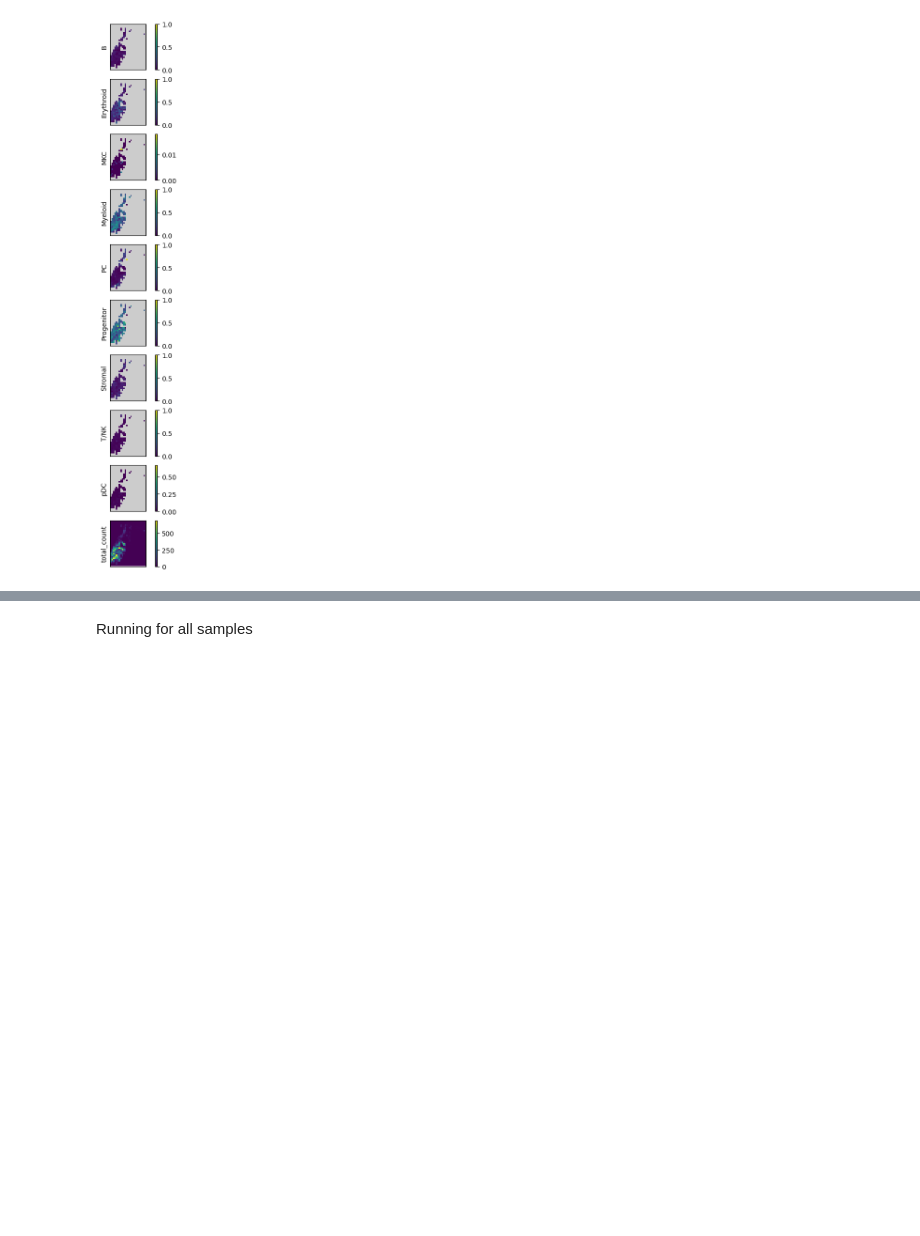
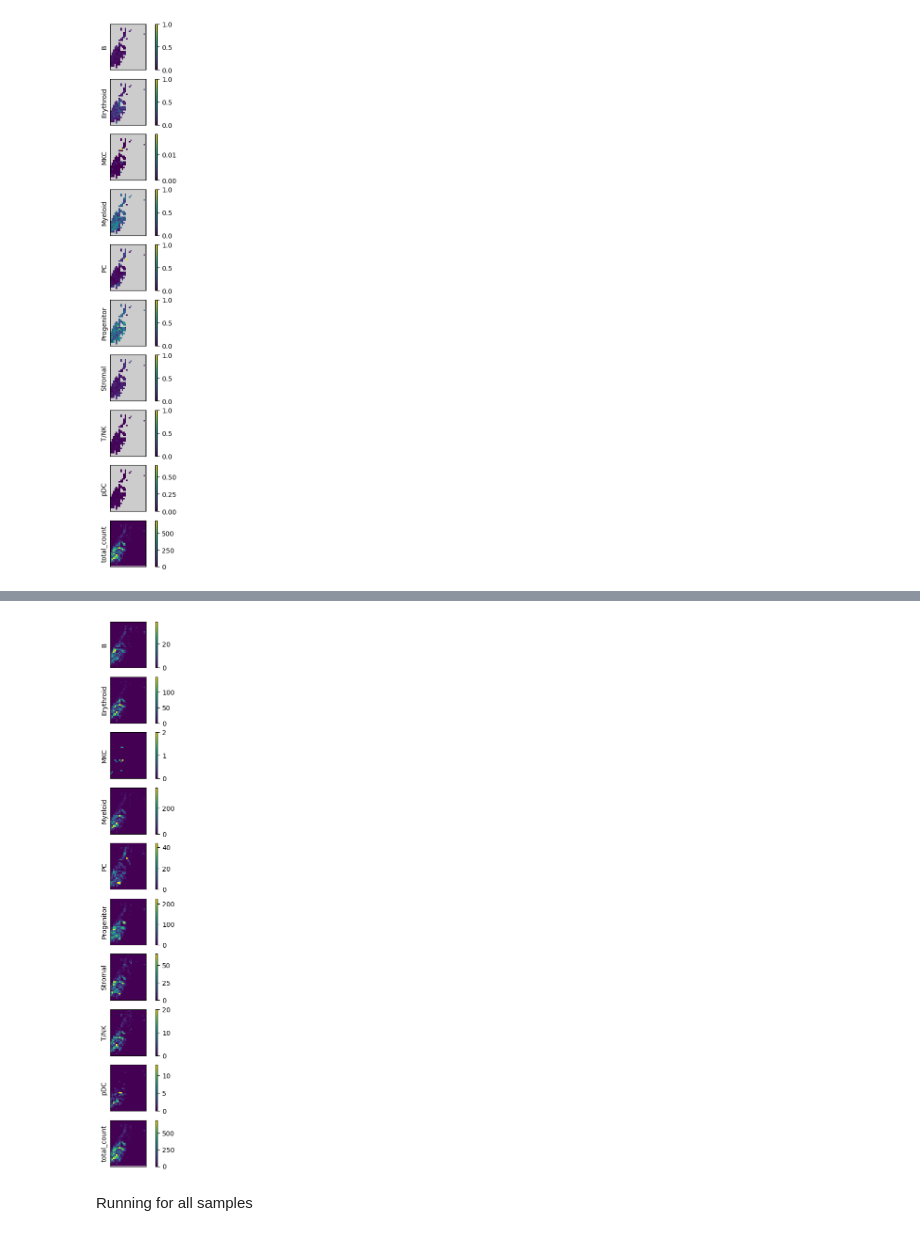
Before and after one commit to ding-lab/ding-lab-spatial, a Jupyter notebook: notebooks/cell_type_grid_analysis_for_julia.ipynb, the cells around one changed output, grey strips where cells are left out. Drawn from its saved outputs; the diff is of its cells as text; code cells hidden in the pictures; blank space fills up the shorter version.

```diff
--- a/notebooks/cell_type_grid_analysis_for_julia.ipynb
+++ b/notebooks/cell_type_grid_analysis_for_julia.ipynb
@@ -187,3 +213,7 @@ plot_value_df(value_df, thresh=30)
+# %%
+plot_value_df(count_df, thresh=0)
+# %% [output]
+[figure, added]
 # %% [markdown]
 Running for all samples
 # %%
```
Also changed, not shown: parts of 24 cells of this notebook.
